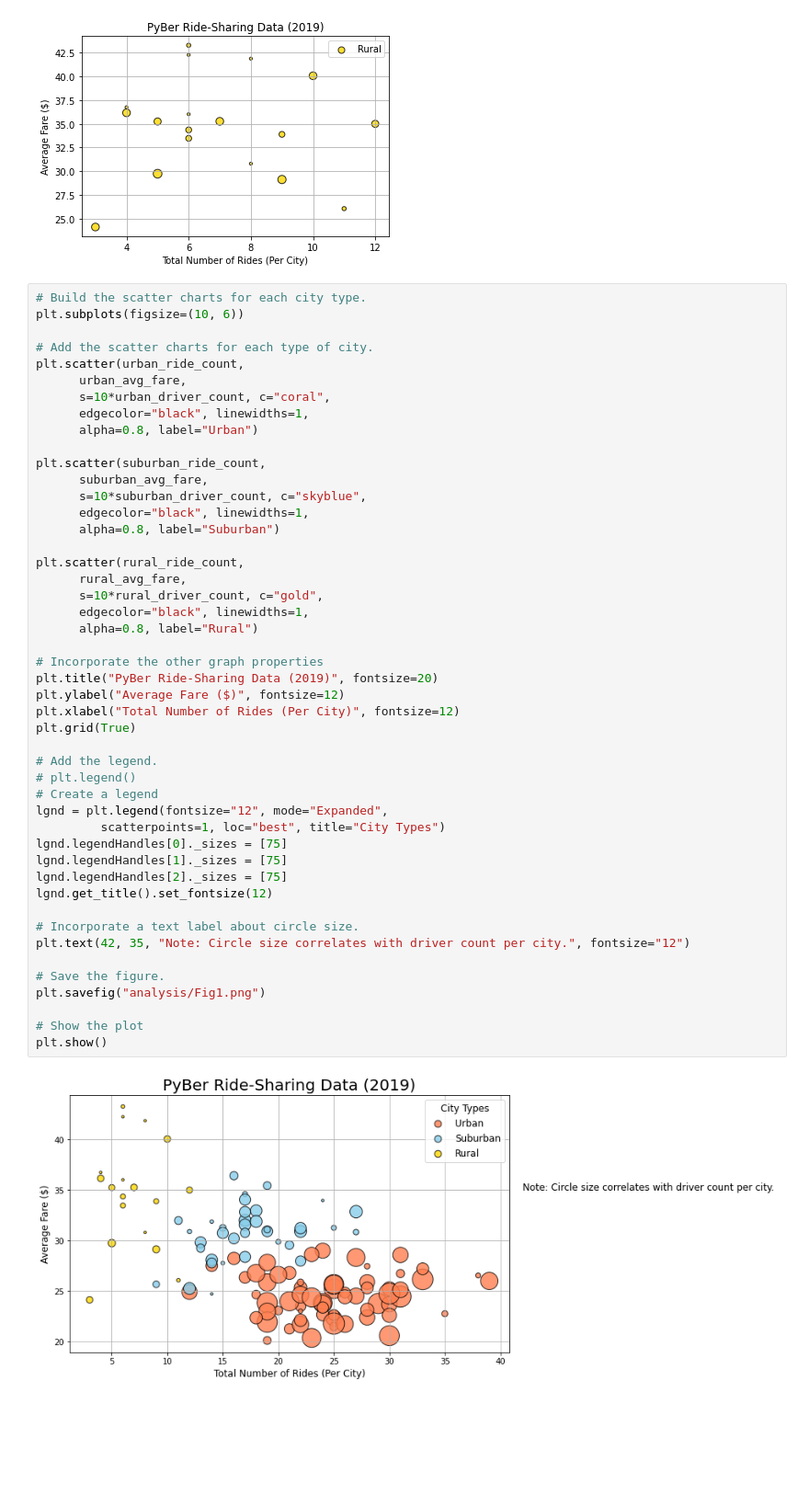
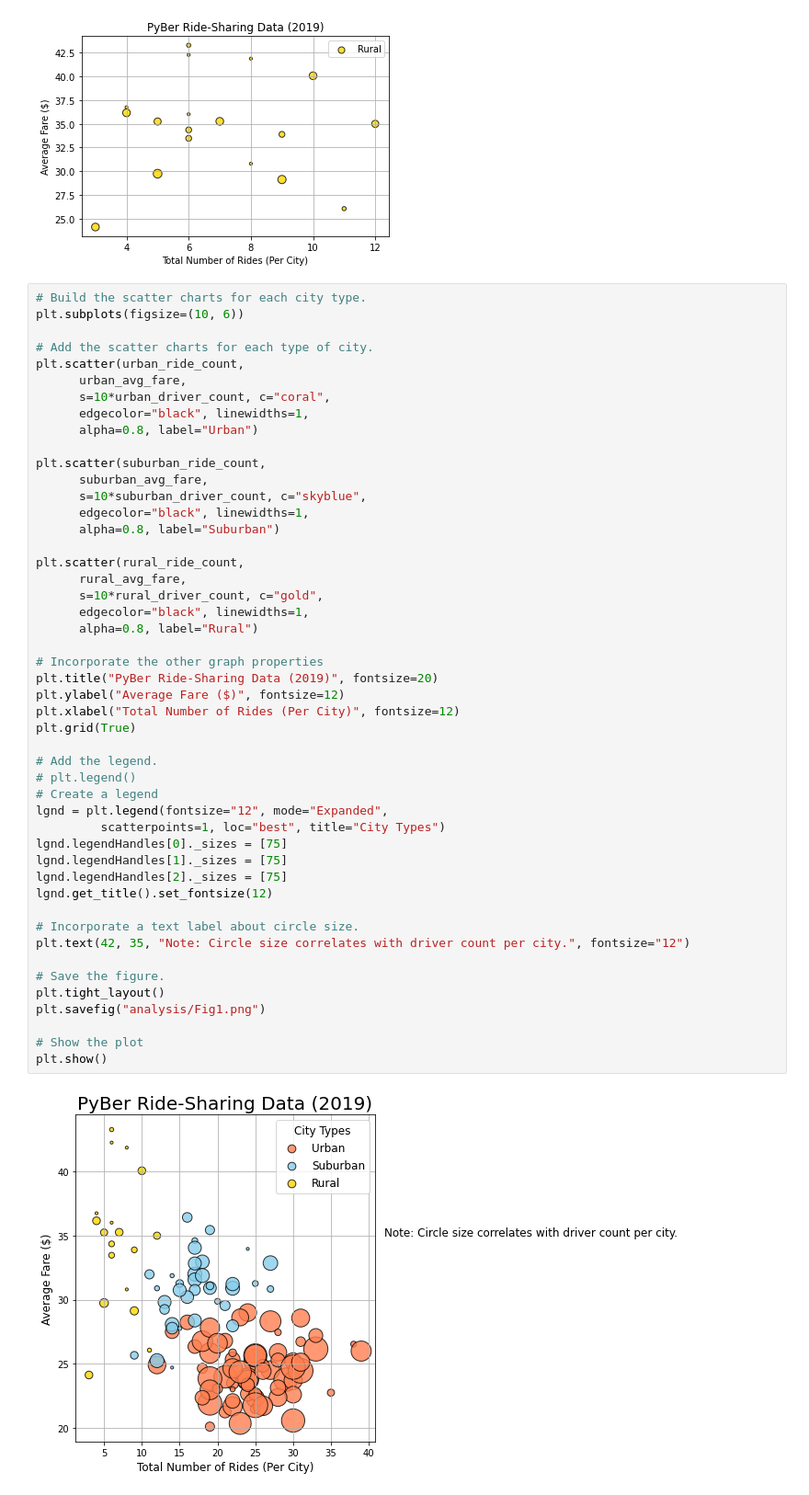
Before and after one commit to bksuro/PyBer_Analysis, a Jupyter notebook: PyBer.ipynb, the cells around one changed output. Shown at 92% size. Cells and saved outputs as stored; diff of their text form; blank space fills up the shorter version.

```diff
--- a/PyBer.ipynb
+++ b/PyBer.ipynb
@@ -248,31 +248,32 @@ plt.scatter(rural_ride_count,
       rural_avg_fare,
       s=10*rural_driver_count, c="gold",
       edgecolor="black", linewidths=1,
       alpha=0.8, label="Rural")
 
 # Incorporate the other graph properties
 plt.title("PyBer Ride-Sharing Data (2019)", fontsize=20)
 plt.ylabel("Average Fare ($)", fontsize=12)
 plt.xlabel("Total Number of Rides (Per City)", fontsize=12)
 plt.grid(True)
 
 # Add the legend.
 # plt.legend()
 # Create a legend
 lgnd = plt.legend(fontsize="12", mode="Expanded",
          scatterpoints=1, loc="best", title="City Types")
 lgnd.legendHandles[0]._sizes = [75]
 lgnd.legendHandles[1]._sizes = [75]
 lgnd.legendHandles[2]._sizes = [75]
 lgnd.get_title().set_fontsize(12)
 
 # Incorporate a text label about circle size.
 plt.text(42, 35, "Note: Circle size correlates with driver count per city.", fontsize="12")
 
 # Save the figure.
+plt.tight_layout()
 plt.savefig("analysis/Fig1.png")
 
 # Show the plot
 plt.show()
 # %% [output]
-[figure, old version]
+[figure, new version]
```
Also changed, not shown: parts of 34 cells of this notebook, 4 other files.
